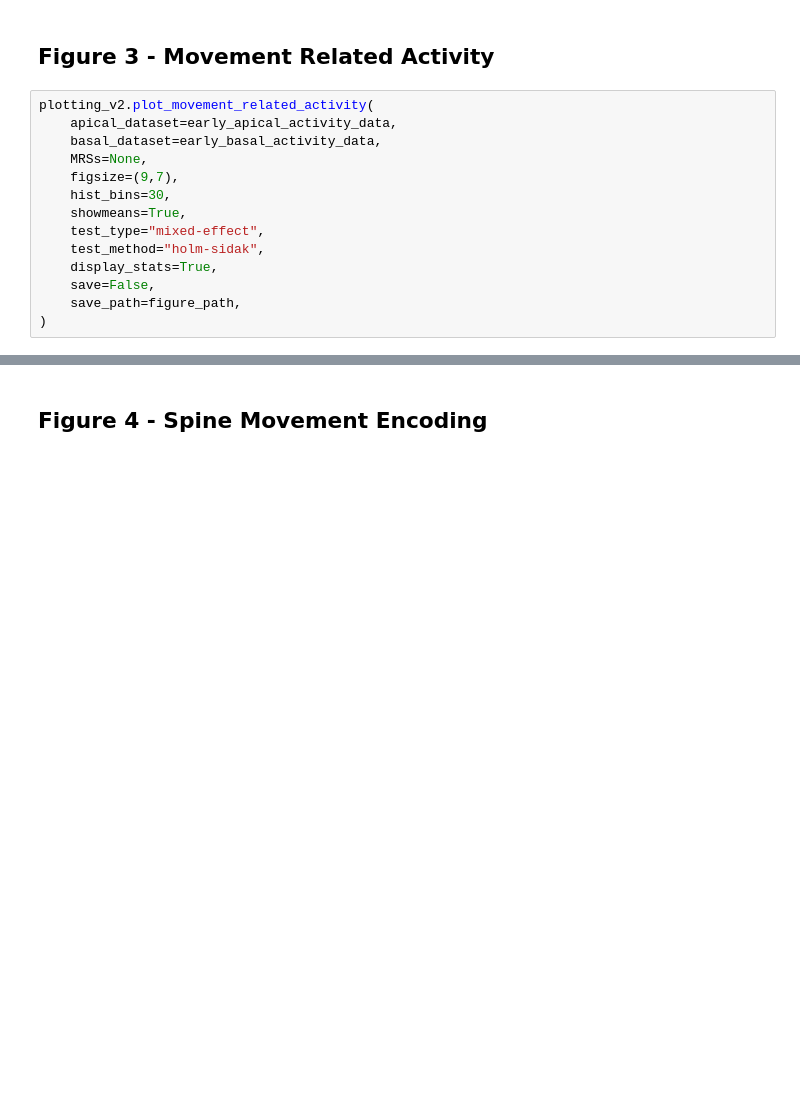
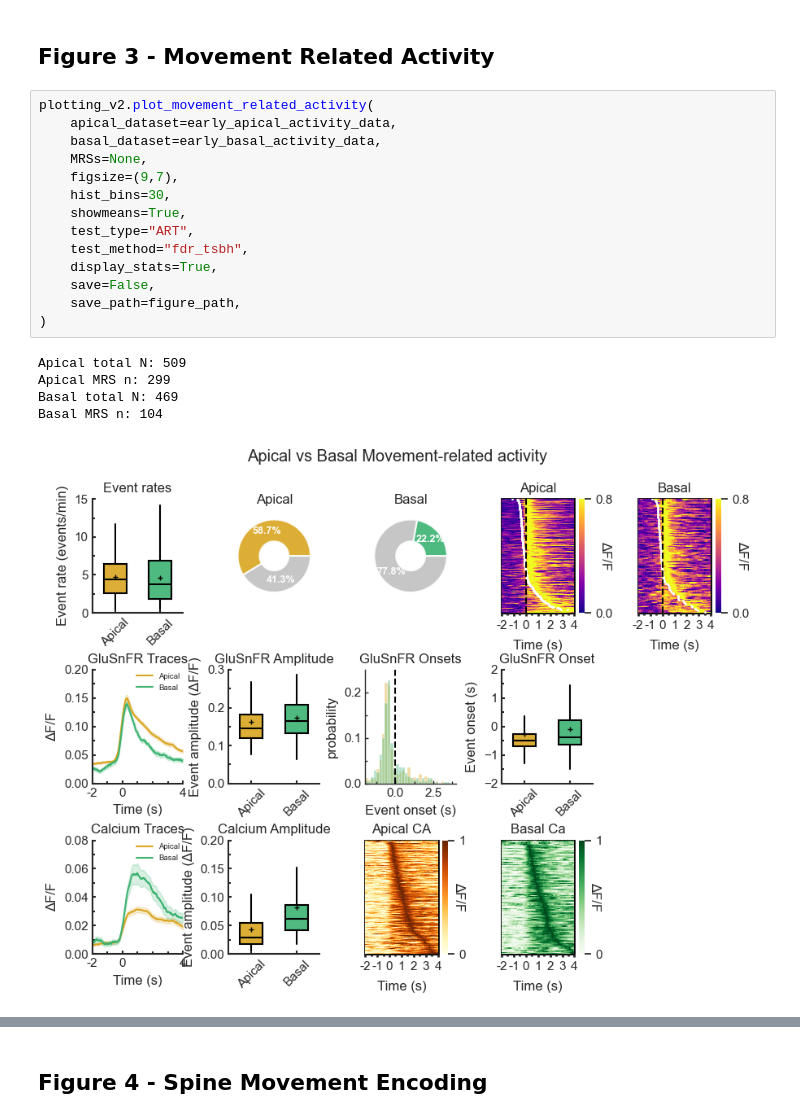
Before and after one commit to wjakewright/Lab_Analyses, a Jupyter notebook: Lab_Analyses/Spine_Analysis_v2/Apical_vs_Basal_Coactivity_Analysis.ipynb, the cells around one changed output, grey strips where cells are left out. Drawn from its saved outputs; the diff is of its cells as text; blank space fills up the shorter version.

```diff
--- a/Lab_Analyses/Spine_Analysis_v2/Apical_vs_Basal_Coactivity_Analysis.ipynb
+++ b/Lab_Analyses/Spine_Analysis_v2/Apical_vs_Basal_Coactivity_Analysis.ipynb
@@ -197,14 +185,20 @@ Basal Stable: 0.6693994676729452
 # %%
 plotting_v2.plot_movement_related_activity(
     apical_dataset=early_apical_activity_data,
     basal_dataset=early_basal_activity_data,
     MRSs=None,
     figsize=(9,7),
     hist_bins=30,
     showmeans=True,
-    test_type="mixed-effect",
-    test_method="holm-sidak",
+    test_type="ART",
+    test_method="fdr_tsbh",
     display_stats=True,
     save=False,
     save_path=figure_path,
 )
+# %% [output]
+Apical total N: 509
+Apical MRS n: 299
+Basal total N: 469
+Basal MRS n: 104
+[figure, added]
```
Also changed, not shown: parts of 20 cells of this notebook.
